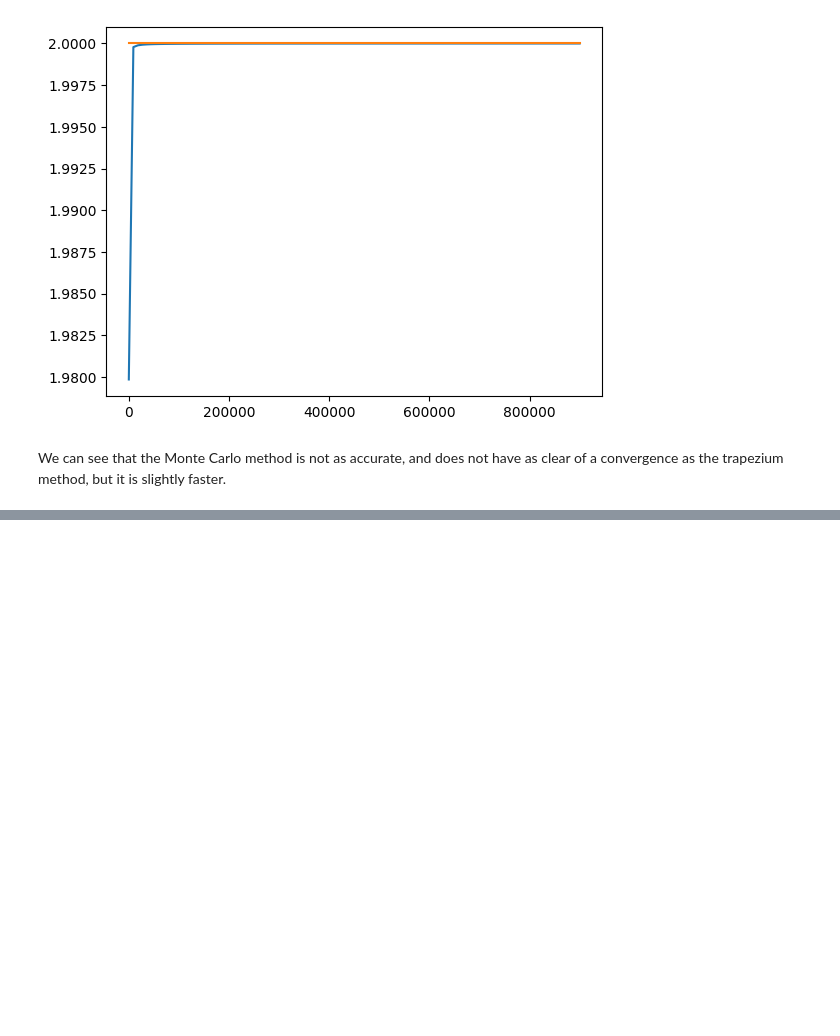
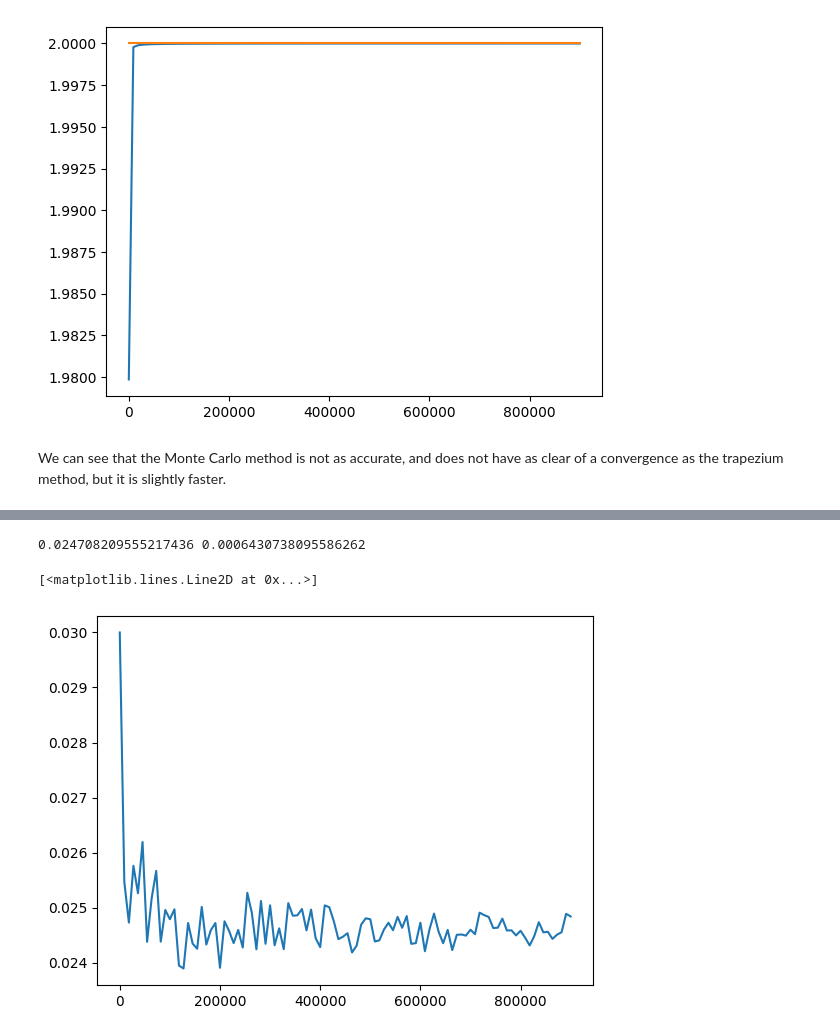
Before and after one commit to u7122029/rl_experiments, a Jupyter notebook: ch4/monte_carlo_experiment.ipynb, the cells around one changed output, grey strips where cells are left out. Drawn from its saved outputs; the diff is of its cells as text; code cells hidden in the pictures; blank space fills up the shorter version.

```diff
--- a/ch4/monte_carlo_experiment.ipynb
+++ b/ch4/monte_carlo_experiment.ipynb
@@ -76,0 +100,18 @@ We can see that the Monte Carlo method is not as accurate, and does not have as
+# %%
+def monte_carlo_area_2(n):
+    f = lambda x: (1 - np.exp(-x)) / np.cos(x)
+    xs = np.random.uniform(low=0, high=1, size=n)
+    ys = np.random.uniform(low=0, high=1, size=n)
+
+    f_xs = f(xs)
+    conds = (f_xs <= ys) & (ys <= xs)
+    prop = np.mean(conds)
+    return prop
+# %%
+areas = [monte_carlo_area_2(n) for n in ns]
+print(np.mean(areas), np.std(areas))
+plt.plot(ns, areas)
+# %% [output]
+0.024708209555217436 0.0006430738095586262
+[<matplotlib.lines.Line2D at 0x...>]
+[figure, added]
```
Also changed, not shown: parts of 5 cells of this notebook, 1 other file.
